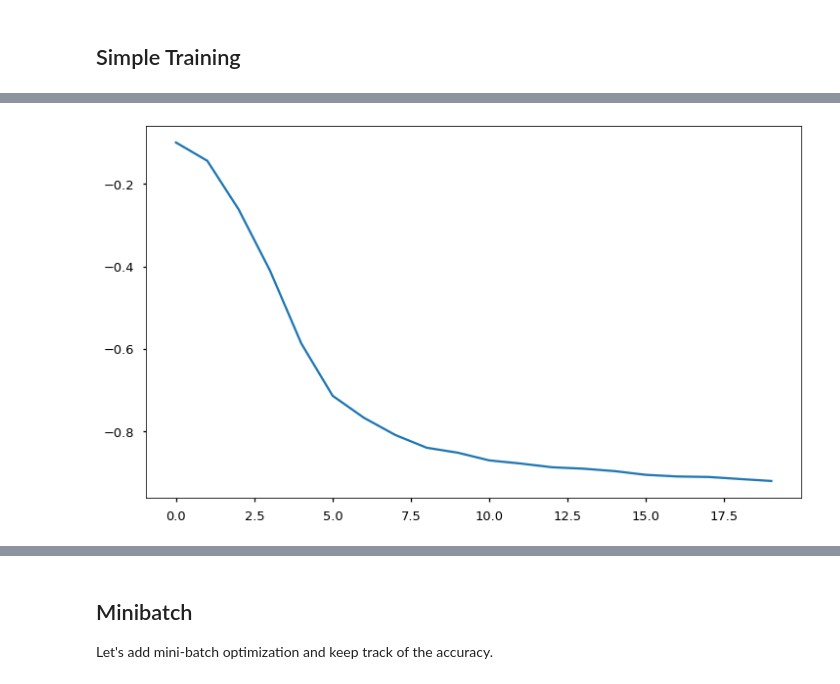
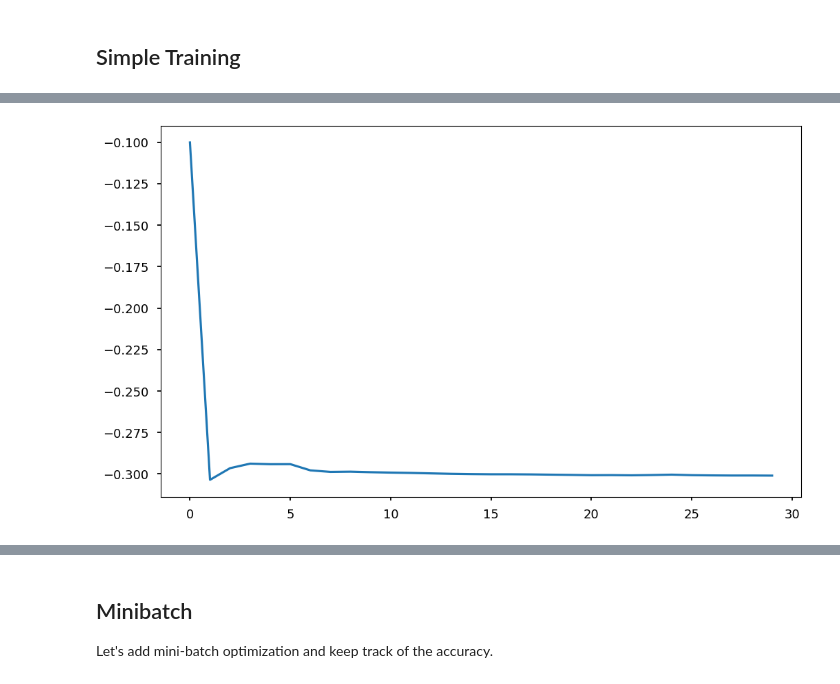
Before and after one commit to sraeisi/MachineLearning_Physics, a Jupyter notebook: 2/MLP_NN_ModelEvaluationa&Tuning.ipynb, the cells around one changed output, grey strips where cells are left out. Saved outputs shown, nothing was run; the diff lists cells and outputs as text; code cells hidden in the pictures.

```diff
--- a/2/MLP_NN_ModelEvaluationa&Tuning.ipynb
+++ b/2/MLP_NN_ModelEvaluationa&Tuning.ipynb
@@ -171,30 +168,30 @@ tensor([[0.0868, 0.0919, 0.0976, 0.0932, 0.0996, 0.1030, 0.1098, 0.1297, 0.1046,
 # %%
 net = Net()
 
-optimizer = optim.Adam(net.parameters(), lr=.01, betas=(0.9, 0.999))
+optimizer = optim.Adam(net.parameters(), lr=.05, betas=(0.9, 0.999))
 # %%
 %%time
-epochs = 20
+epochs = 30
 
 #We also need to keep track of the loss.
 losses = []
 
 for i in range(epochs):
     #Clear the previous gradients
     optimizer.zero_grad()
 
     #Precit the output for Given input
     y_pred = net.forward(x_tr)
 
     loss = F.nll_loss(y_pred, y_tr)
-    losses += [loss]
+    losses += [loss.detach().numpy().copy()]
 
 
     loss.backward()
     optimizer.step()
 
 
 plt.plot(losses)
 plt.show()
 # %% [output]
-[figure, old version]
+[figure, new version]
```
Also changed, not shown: parts of 8 cells of this notebook.
